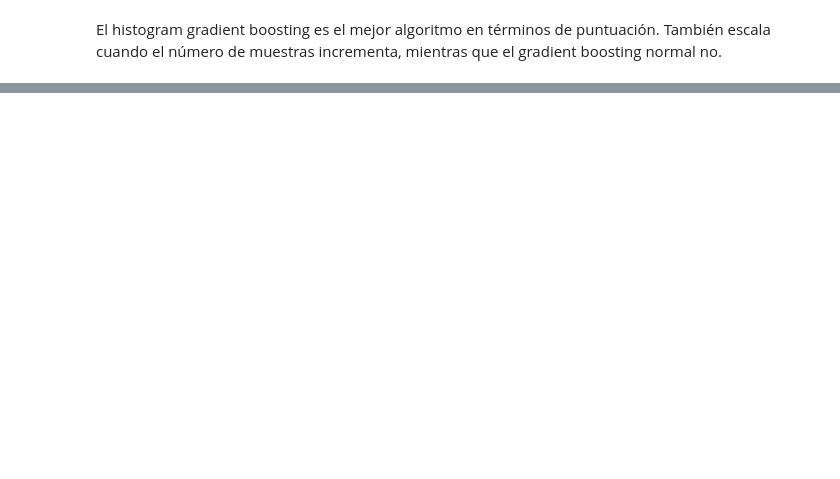
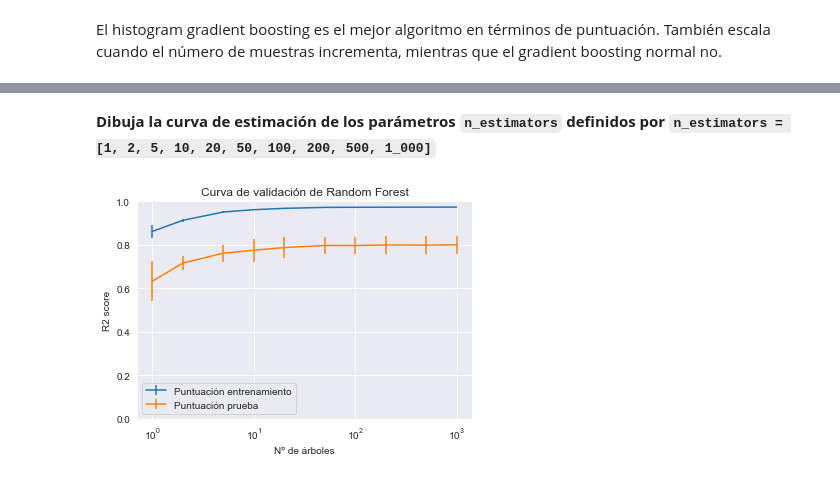
Before and after one commit to SgtSteiner/curso-scikit-learn, a Jupyter notebook: ensemble_models/post.ipynb, the cells around one changed output, grey strips where cells are left out. Drawn from its saved outputs; the diff is of its cells as text; code cells hidden in the pictures; blank space fills up the shorter version.

Commit message:
add post ensemble models

```diff
--- a/ensemble_models/post.ipynb
+++ b/ensemble_models/post.ipynb
@@ -1320,0 +1666,38 @@ El histogram gradient boosting es el mejor algoritmo en términos de puntuación
+# %% [markdown]
+**Dibuja la curva de estimación de los parámetros `n_estimators` definidos por `n_estimators = [1, 2, 5, 10, 20, 50, 100, 200, 500, 1_000]`**
+# %%
+from sklearn.model_selection import validation_curve
+
+rf = RandomForestRegressor(random_state=0)
+
+param_range = [1, 2, 5, 10, 20, 50, 100, 200, 500, 1_000]
+
+rf_train_scores, rf_test_scores = validation_curve(
+    rf, X, y,
+    param_name="n_estimators",
+    param_range=param_range,
+    n_jobs=-1
+)
+# %%
+import matplotlib.pyplot as plt
+
+plt.errorbar(
+    param_range,
+    rf_train_scores.mean(axis=1),
+    yerr=rf_train_scores.std(axis=1),
+    label="Puntuación entrenamiento",
+)
+plt.errorbar(
+    param_range,
+    rf_test_scores.mean(axis=1),
+    yerr=rf_test_scores.std(axis=1),
+    label="Puntuación prueba",
+)
+plt.legend()
+plt.xscale("log")
+plt.xlabel("Nº de árboles")
+plt.ylabel("R2 score")
+plt.ylim([0, 1])
+_ = plt.title("Curva de validación de Random Forest")
+# %% [output]
+[figure, added]
```
Also changed, not shown: parts of 87 cells of this notebook, 1 other file.
